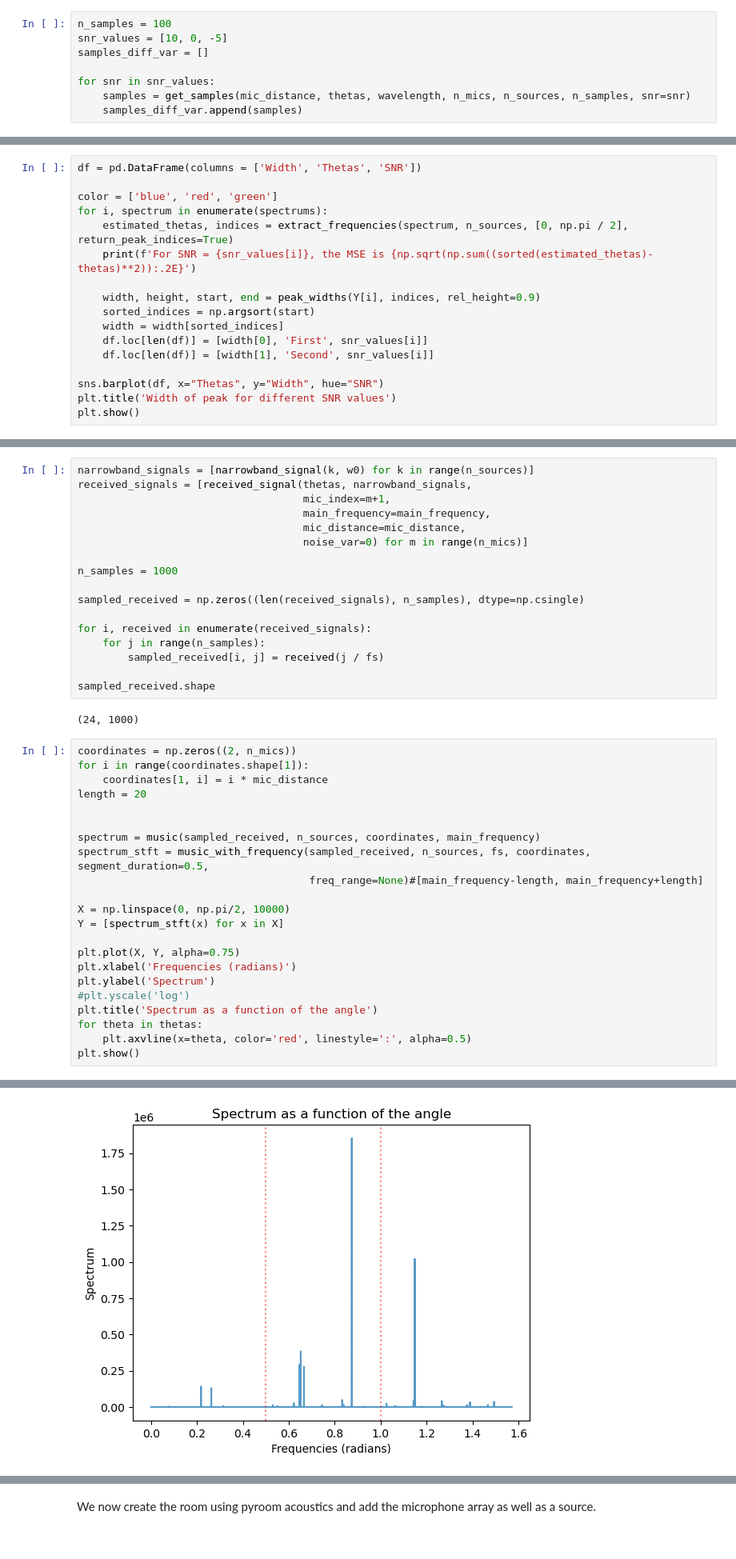
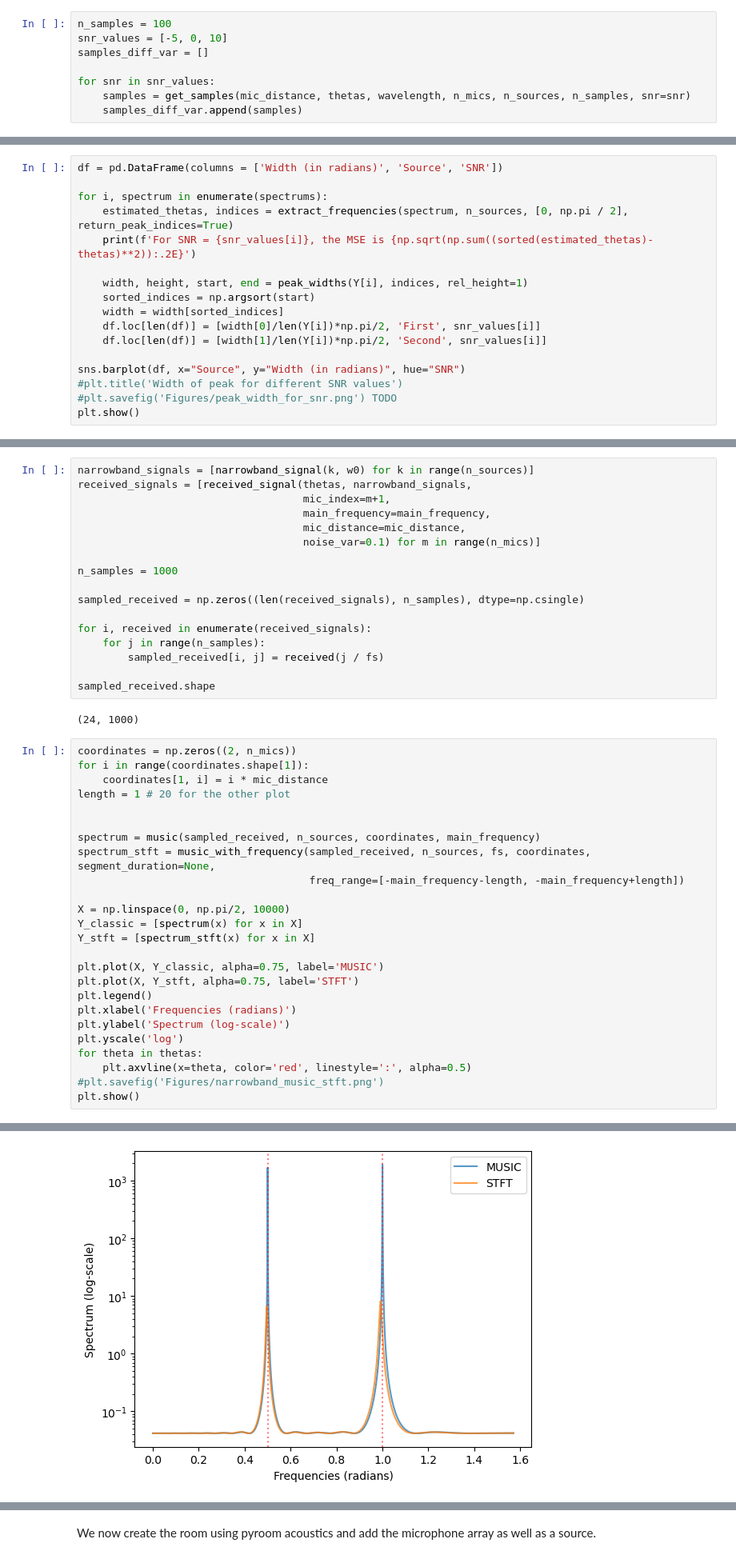
Before and after one commit to MichelDucartier/music_doa, a Jupyter notebook: MUSIC_plots.ipynb, the cells around one changed output, grey strips where cells are left out. Shown at 80% size. Cells and saved outputs as stored; diff of their text form.

```diff
--- a/MUSIC_plots.ipynb
+++ b/MUSIC_plots.ipynb
@@ -56,7 +58,7 @@ def get_samples(mic_distance, thetas, wavelength, n_mics, n_sources, n_samples,
     return (A @ S) + noise_matrix
 # %%
 n_samples = 100
-snr_values = [10, 0, -5]
+snr_values = [-5, 0, 10]
 samples_diff_var = []
 
 for snr in snr_values:
@@ -90,18 +93,18 @@ Covariance shape: (24, 24)
 # %%
-df = pd.DataFrame(columns = ['Width', 'Thetas', 'SNR'])
+df = pd.DataFrame(columns = ['Width (in radians)', 'Source', 'SNR'])
 
-color = ['blue', 'red', 'green']
 for i, spectrum in enumerate(spectrums):
     estimated_thetas, indices = extract_frequencies(spectrum, n_sources, [0, np.pi / 2], return_peak_indices=True)
     print(f'For SNR = {snr_values[i]}, the MSE is {np.sqrt(np.sum((sorted(estimated_thetas)-thetas)**2)):.2E}')
 
-    width, height, start, end = peak_widths(Y[i], indices, rel_height=0.9)
+    width, height, start, end = peak_widths(Y[i], indices, rel_height=1)
     sorted_indices = np.argsort(start)
     width = width[sorted_indices]
-    df.loc[len(df)] = [width[0], 'First', snr_values[i]]
-    df.loc[len(df)] = [width[1], 'Second', snr_values[i]]
+    df.loc[len(df)] = [width[0]/len(Y[i])*np.pi/2, 'First', snr_values[i]]
+    df.loc[len(df)] = [width[1]/len(Y[i])*np.pi/2, 'Second', snr_values[i]]
 
-sns.barplot(df, x="Thetas", y="Width", hue="SNR")
-plt.title('Width of peak for different SNR values')
+sns.barplot(df, x="Source", y="Width (in radians)", hue="SNR")
+#plt.title('Width of peak for different SNR values')
+#plt.savefig('Figures/peak_width_for_snr.png') TODO
 plt.show()
 # %% [output]
@@ -117,7 +120,7 @@ received_signals = [received_signal(thetas, narrowband_signals,
                                     mic_index=m+1,
                                     main_frequency=main_frequency,
                                     mic_distance=mic_distance,
-                                    noise_var=0) for m in range(n_mics)]
+                                    noise_var=0.1) for m in range(n_mics)]
 
 n_samples = 1000
 
@@ -134,23 +137,26 @@ sampled_received.shape
 coordinates = np.zeros((2, n_mics))
 for i in range(coordinates.shape[1]):
     coordinates[1, i] = i * mic_distance
-length = 20
+length = 1 # 20 for the other plot
 
 
 spectrum = music(sampled_received, n_sources, coordinates, main_frequency)
-spectrum_stft = music_with_frequency(sampled_received, n_sources, fs, coordinates, segment_duration=0.5,
-                                     freq_range=None)#[main_frequency-length, main_frequency+length]
+spectrum_stft = music_with_frequency(sampled_received, n_sources, fs, coordinates, segment_duration=None,
+                                     freq_range=[-main_frequency-length, -main_frequency+length])
 
 X = np.linspace(0, np.pi/2, 10000)
-Y = [spectrum_stft(x) for x in X]
+Y_classic = [spectrum(x) for x in X]
+Y_stft = [spectrum_stft(x) for x in X]
 
-plt.plot(X, Y, alpha=0.75)
+plt.plot(X, Y_classic, alpha=0.75, label='MUSIC')
+plt.plot(X, Y_stft, alpha=0.75, label='STFT')
+plt.legend()
 plt.xlabel('Frequencies (radians)')
-plt.ylabel('Spectrum')
-#plt.yscale('log')
-plt.title('Spectrum as a function of the angle')
+plt.ylabel('Spectrum (log-scale)')
+plt.yscale('log')
 for theta in thetas:
     plt.axvline(x=theta, color='red', linestyle=':', alpha=0.5)
+#plt.savefig('Figures/narrowband_music_stft.png')
 plt.show()
 # %% [output]
 Samples shape: (24, 1000)
@@ -159,3 +165,3 @@ Shape of sources STFT: (500, 3, 24)
 STFD shape: (24, 24)
 Shape of noise eigenvectors: (24, 22)
-[figure, old version]
+[figure, new version]
```
Also changed, not shown: parts of 20 cells of this notebook, 7 other files.
